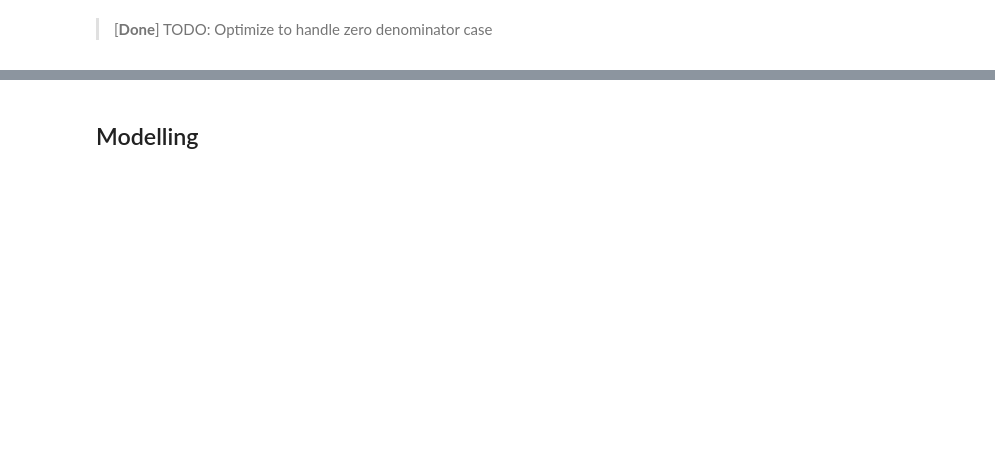
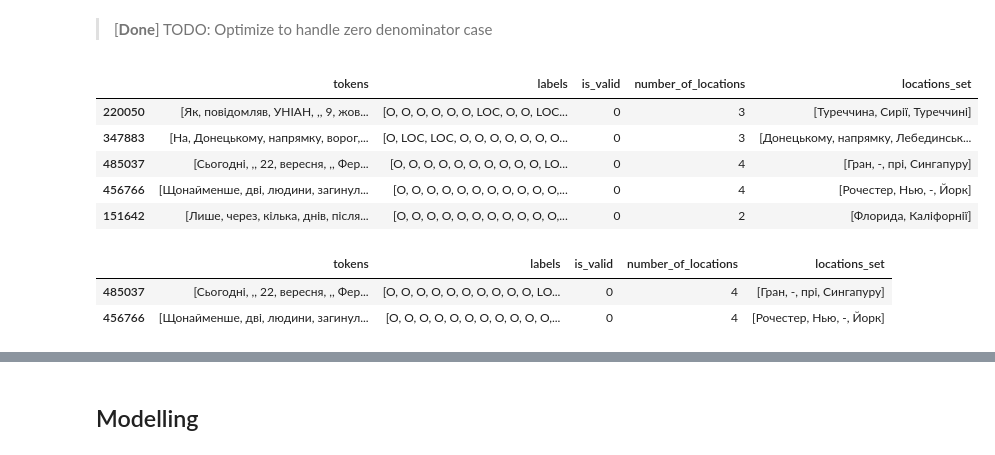
Before and after one commit to EvgeniyAzarov/iasa_nlp_homeworks, a Jupyter notebook: HW4_RNNs/hw4.ipynb, the cells around one changed output, grey strips where cells are left out. Cells and saved outputs as stored; diff of their text form; code cells hidden in the pictures; blank space fills up the shorter version.

Commit message:
Update labeling

```diff
--- a/HW4_RNNs/hw4.ipynb
+++ b/HW4_RNNs/hw4.ipynb
@@ -347,3 +201,24 @@ def comp_metric(y_true: List[List[str]], y_pred: List[List[str]]):
     }
 # %% [markdown]
 > [**Done**]  TODO: Optimize to handle zero denominator case
+# %%
+geo_processed_df = pd.read_parquet('../data/mantis_analytics_location_detection/uk_geo_dataset_processed_v1.parquet', engine='fastparquet')
+# %%
+geo_processed_df["number_of_locations"] = geo_processed_df['labels'].apply(lambda ner_list: ner_list.count('LOC'))
+# %%
+geo_processed_df["locations_set"] = geo_processed_df.apply(lambda row: [el for i, el in enumerate(row['tokens']) if row['labels'][i] == 'LOC'], axis=1)
+# %%
+geo_processed_df[geo_processed_df['number_of_locations'] > 1].sample(5)
+# %% [output]
+|  | tokens | labels | is_valid | number_of_locations | locations_set |
+| 220050 | [Як, повідомляв, УНІАН, ,, 9, жов... | [O, O, O, O, O, O, LOC, O, O, LOC... | 0 | 3 | [Туреччина, Сирії, Туреччині] |
+| 347883 | [На, Донецькому, напрямку, ворог,... | [O, LOC, LOC, O, O, O, O, O, O, O... | 0 | 3 | [Донецькому, напрямку, Лебединськ... |
+| 485037 | [Сьогодні, ,, 22, вересня, ,, Фер... | [O, O, O, O, O, O, O, O, O, O, LO... | 0 | 4 | [Гран, -, прі, Сингапуру] |
+| 456766 | [Щонайменше, дві, людини, загинул... | [O, O, O, O, O, O, O, O, O, O, O,... | 0 | 4 | [Рочестер, Нью, -, Йорк] |
+| 151642 | [Лише, через, кілька, днів, після... | [O, O, O, O, O, O, O, O, O, O, O,... | 0 | 2 | [Флорида, Каліфорнії] |
+# %%
+geo_processed_df.iloc[[485037, 456766]]
+# %% [output]
+|  | tokens | labels | is_valid | number_of_locations | locations_set |
+| 485037 | [Сьогодні, ,, 22, вересня, ,, Фер... | [O, O, O, O, O, O, O, O, O, O, LO... | 0 | 4 | [Гран, -, прі, Сингапуру] |
+| 456766 | [Щонайменше, дві, людини, загинул... | [O, O, O, O, O, O, O, O, O, O, O,... | 0 | 4 | [Рочестер, Нью, -, Йорк] |
```
Also changed, not shown: parts of 28 cells of this notebook.
